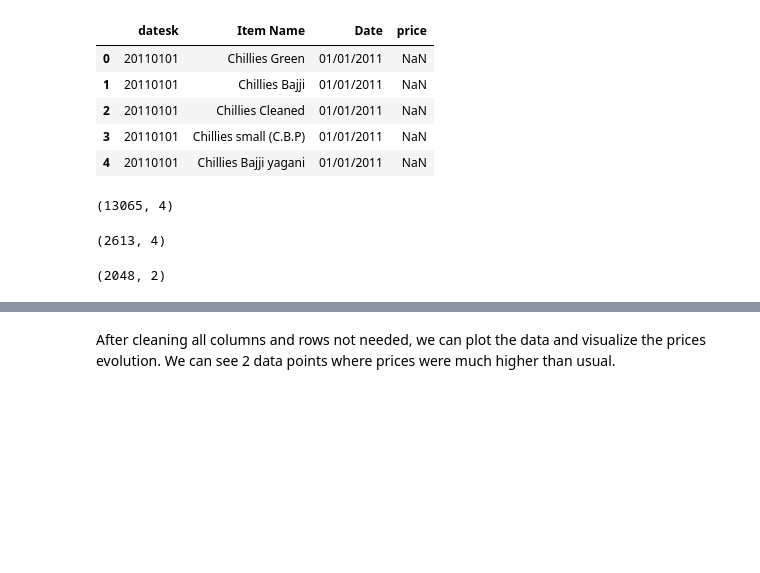
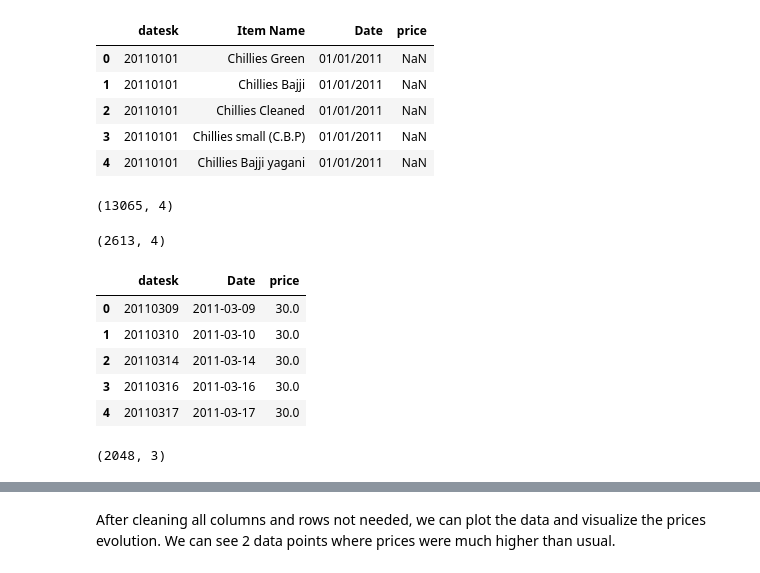
Before and after one commit to AlexandraAlmeidaGithub/Upskill, a Jupyter notebook: Projeto Alexandra Almeida.ipynb, the cells around one changed output, grey strips where cells are left out. Saved outputs shown, nothing was run; the diff lists cells and outputs as text; code cells hidden in the pictures; blank space fills up the shorter version.

```diff
--- a/Projeto Alexandra Almeida.ipynb
+++ b/Projeto Alexandra Almeida.ipynb
@@ -35,4 +35,15 @@ df.shape
 # %%
 #drop missing values
 df.dropna(inplace=True)
+# %%
+#convert the 'Date' column into a datetime format so that it can interpreted as a date
+df['Date'] = pd.to_datetime(df['datesk'], format="%Y%m%d")
+df.head()
+# %% [output]
+|  | datesk | Date | price |
+| 0 | 20110309 | 2011-03-09 | 30.0 |
+| 1 | 20110310 | 2011-03-10 | 30.0 |
+| 2 | 20110314 | 2011-03-14 | 30.0 |
+| 3 | 20110316 | 2011-03-16 | 30.0 |
+| 4 | 20110317 | 2011-03-17 | 30.0 |
 # %%
@@ -44,7 +55,7 @@ df = df[~(df['price']== 0)]
 df.reset_index(drop=True, inplace=True)
 df.shape
 # %% [output]
-(2048, 2)
+(2048, 3)
 # %%
 # get the general descriptive statistics from data
 df.describe()
```
Also changed, not shown: parts of 6 cells of this notebook.
